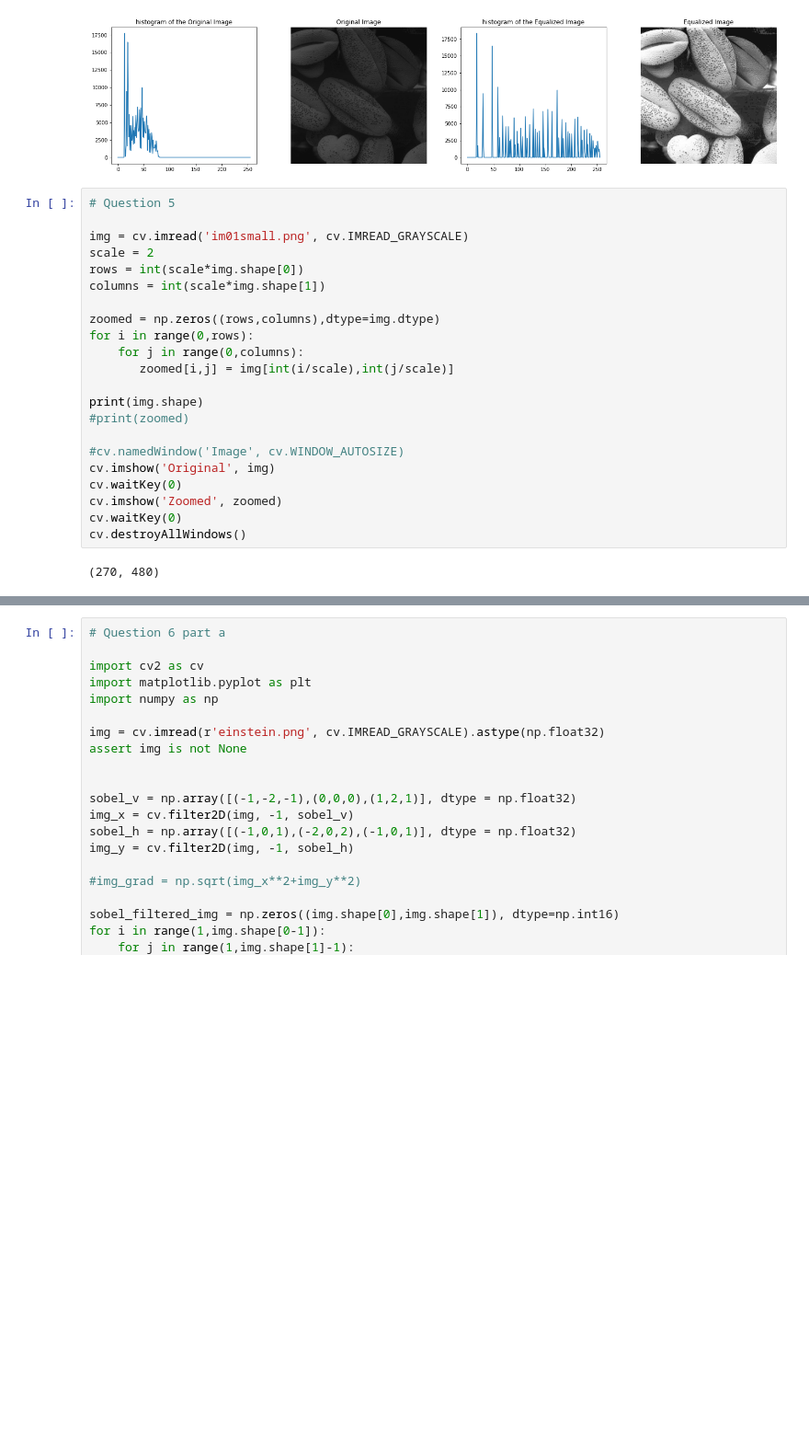
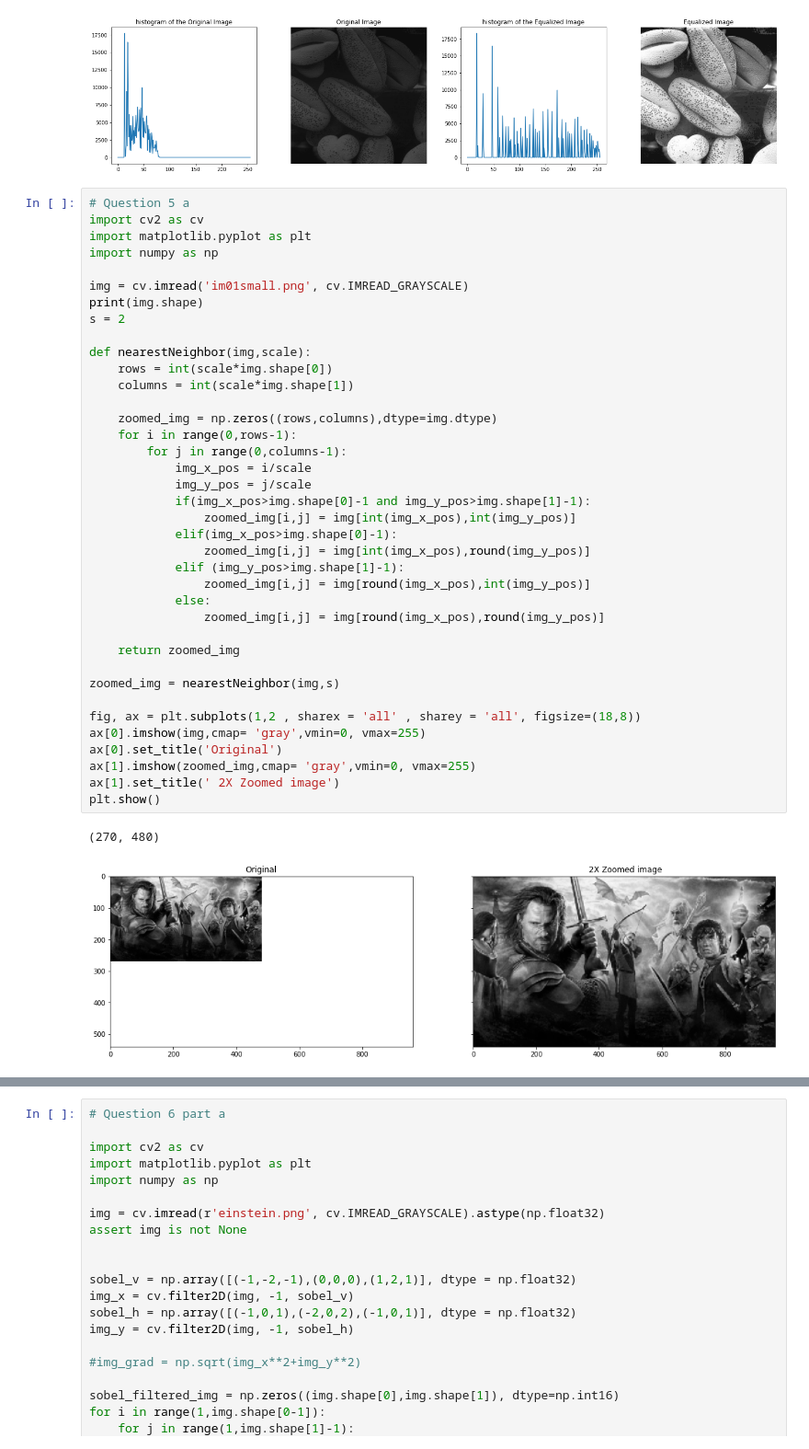
Before and after one commit to SeniruD/EN2550_Exercises, a Jupyter notebook: Assignment_1/190155L_Assignment1.ipynb, the cells around one changed output, grey strips where cells are left out. Shown at 92% size. Saved outputs shown, nothing was run; the diff lists cells and outputs as text; blank space fills up the shorter version.

```diff
--- a/Assignment_1/190155L_Assignment1.ipynb
+++ b/Assignment_1/190155L_Assignment1.ipynb
@@ -172,27 +172,44 @@ ax[3].axis('off')
 plt.show()
 # %% [output]
 [figure]
-# %%
-# Question 5
-
-img = cv.imread('im01small.png', cv.IMREAD_GRAYSCALE)
-scale = 2
-rows = int(scale*img.shape[0])
-columns = int(scale*img.shape[1])
-
-zoomed = np.zeros((rows,columns),dtype=img.dtype)
-for i in range(0,rows):
-    for j in range(0,columns):
-       zoomed[i,j] = img[int(i/scale),int(j/scale)]
-
-print(img.shape)
-#print(zoomed)
-
-#cv.namedWindow('Image', cv.WINDOW_AUTOSIZE)
-cv.imshow('Original', img)
-cv.waitKey(0)
-cv.imshow('Zoomed', zoomed)
-cv.waitKey(0)
-cv.destroyAllWindows()
-# %% [output]
-(270, 480)
+# %%
+# Question 5 a
+import cv2 as cv
+import matplotlib.pyplot as plt
+import numpy as np
+
+img = cv.imread('im01small.png', cv.IMREAD_GRAYSCALE)
+print(img.shape)
+s = 2
+
+def nearestNeighbor(img,scale):
+    rows = int(scale*img.shape[0])
+    columns = int(scale*img.shape[1])
+
+    zoomed_img = np.zeros((rows,columns),dtype=img.dtype)
+    for i in range(0,rows-1):
+        for j in range(0,columns-1):
+            img_x_pos = i/scale
+            img_y_pos = j/scale
+            if(img_x_pos>img.shape[0]-1 and img_y_pos>img.shape[1]-1):
+                zoomed_img[i,j] = img[int(img_x_pos),int(img_y_pos)]
+            elif(img_x_pos>img.shape[0]-1):
+                zoomed_img[i,j] = img[int(img_x_pos),round(img_y_pos)]
+            elif (img_y_pos>img.shape[1]-1):
+                zoomed_img[i,j] = img[round(img_x_pos),int(img_y_pos)]
+            else:
+                zoomed_img[i,j] = img[round(img_x_pos),round(img_y_pos)]
+
+    return zoomed_img
+
+zoomed_img = nearestNeighbor(img,s)
+
+fig, ax = plt.subplots(1,2 , sharex = 'all' , sharey = 'all', figsize=(18,8))
+ax[0].imshow(img,cmap= 'gray',vmin=0, vmax=255)
+ax[0].set_title('Original')
+ax[1].imshow(zoomed_img,cmap= 'gray',vmin=0, vmax=255)
+ax[1].set_title(' 2X Zoomed image')
+plt.show()
+# %% [output]
+(270, 480)
+[figure, added]
```
Also changed, not shown: parts of 2 cells of this notebook.
